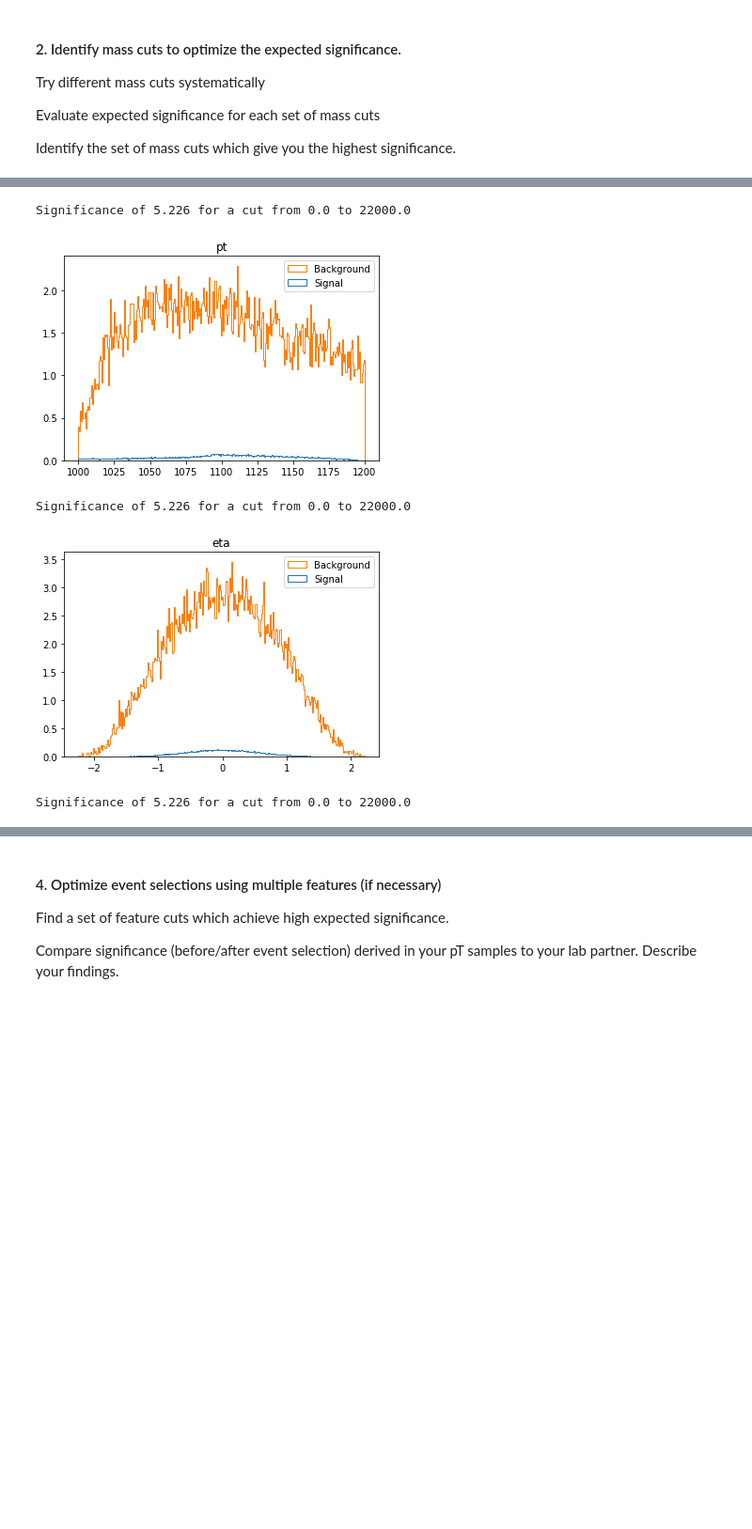
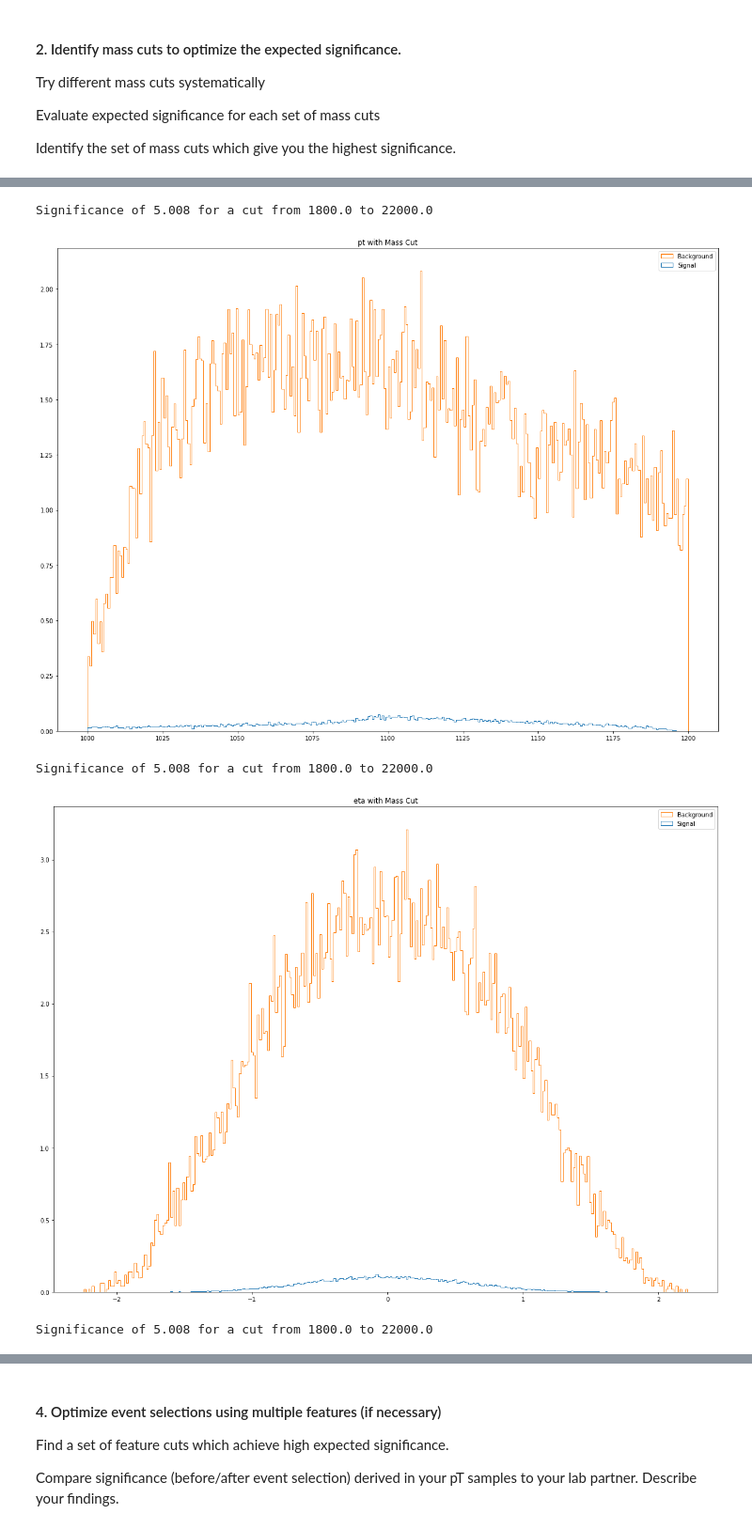
Before and after one commit to s-agiedd/PHYS_434, a Jupyter notebook: Labs/Alyssa_Giedd_Lab7.ipynb, the cells around one changed output, grey strips where cells are left out. Shown: that part at 94% size. Cells and saved outputs as stored; diff of their text form; code cells hidden in the pictures; blank space fills up the shorter version.

```diff
--- a/Labs/Alyssa_Giedd_Lab7.ipynb
+++ b/Labs/Alyssa_Giedd_Lab7.ipynb
@@ -75,6 +75,8 @@ def slicer(lower, upper, key, signal, bkgd):
 
 signal_slice, bkgd_slice = slicer(0, 9000, 'mass', signal, background)
 signal_slice, bkgd_slice = slicer(0, 22000, 'mass', signal, background)
+signal_slice, bkgd_slice = slicer(300, 22000, 'mass', signal, background)
+signal_slice, bkgd_slice = slicer(1800, 22000, 'mass', signal, background)
 # %% [output]
 Significance of 3.345 for a cut from 0.0 to 9000.0
 Significance of 5.226 for a cut from 0.0 to 22000.0
@@ -116,18 +126,18 @@ for key in background.keys():
 # %%
 def plotWithCuts(key):
-    signal_slice, background_slice = slicer(0, 22000, key, signal, background)
+    signal_slice, background_slice = slicer(1800, 22000, key, signal, background)
     x= [signal_slice, background_slice]
     dataweights = [[.0005]*len(signal_slice), [.02]*len(background_slice)]
     plt.hist(x, 300, histtype="step", weights = dataweights, fill=False, stacked=True, label = ("Signal","Background"))
-    plt.title(key)
+    plt.title(key+" with Mass Cut")
     plt.legend()
     plt.show()
 
 for key in background.keys():
     plotWithCuts(key)
 # %% [output]
-Significance of 5.226 for a cut from 0.0 to 22000.0
+Significance of 5.008 for a cut from 1800.0 to 22000.0
-[figure, old version]
+[figure, new version]
-Significance of 5.226 for a cut from 0.0 to 22000.0
+Significance of 5.008 for a cut from 1800.0 to 22000.0
-[figure, old version]
+[figure, new version]
-Significance of 5.226 for a cut from 0.0 to 22000.0
+Significance of 5.008 for a cut from 1800.0 to 22000.0
```
Also changed, not shown: parts of 10 cells of this notebook, 1 other file.
